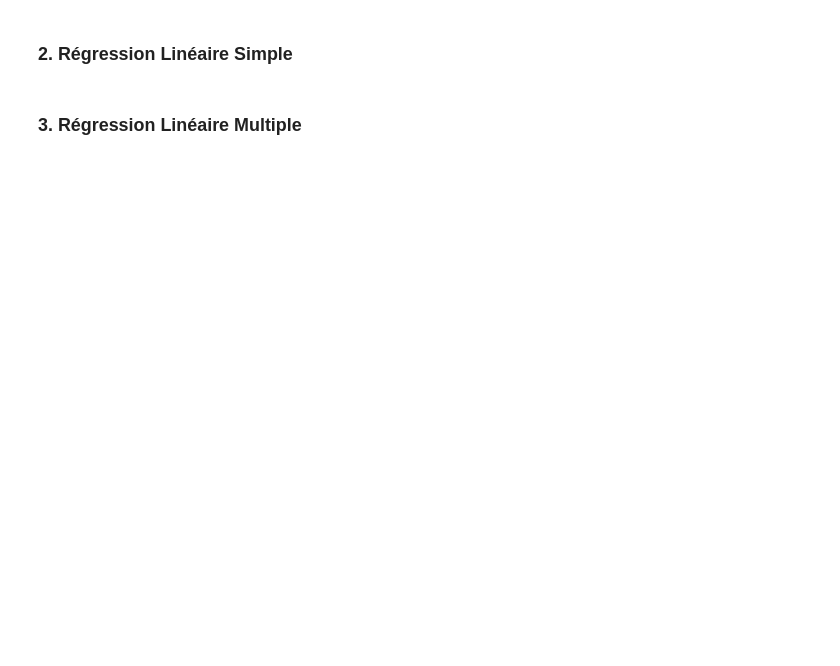
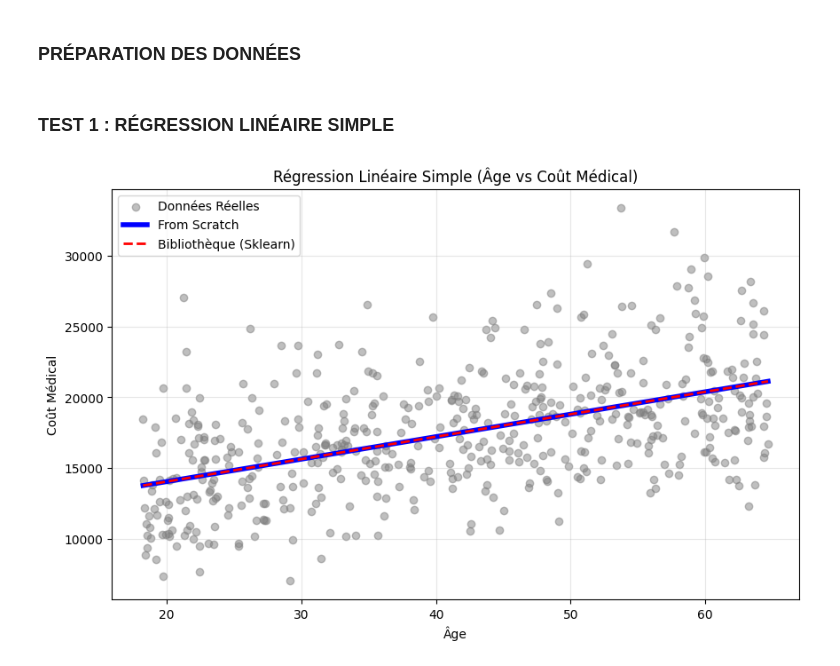
Before and after one commit to MasterGLCC/machine-learning-PunchArm255, a Jupyter notebook: regression_mnassiri.ipynb, the cells around one changed output. Cells and saved outputs as stored; diff of their text form; code cells hidden in the pictures; blank space fills up the shorter version.

```diff
--- a/regression_mnassiri.ipynb
+++ b/regression_mnassiri.ipynb
@@ -37,2 +50,2 @@ X_multi = df[['age', 'bmi', 'children']].values
-# %% [markdown]
-### 2. Régression Linéaire Simple
+# %% [markdown]
+### PRÉPARATION DES DONNÉES
@@ -39,19 +64,35 @@ X_multi = df[['age', 'bmi', 'children']].values
+# %% [markdown]
+### TEST 1 : RÉGRESSION LINÉAIRE SIMPLE
 # %%
+# ==========================================
+# Objectif : Prédire le coût uniquement à partir de l'âge
+# ==========================================
+
+# 1. Entraînement de notre modèle manuel
 model_simple = RegressionFromScratch()
 model_simple.fit(X_simple, y)
 
+# 2. Entraînement du modèle de la bibliothèque (Scikit-Learn) pour vérification
 sk_simple = LinearRegression().fit(X_simple, y)
 
+# 3. Création d'une ligne continue pour tracer nos prédictions proprement
 X_plot = np.linspace(X_simple.min(), X_simple.max(), 100).reshape(-1, 1)
 
+# 4. Visualisation
 plt.figure(figsize=(10, 6))
+# Affichage des vraies données en gris
 plt.scatter(X_simple, y, color='gray', alpha=0.5, label='Données Réelles')
+# Affichage de notre droite mathématique (Épaisse et bleue)
 plt.plot(X_plot, model_simple.predict(X_plot), color='blue', linewidth=4, label='From Scratch')
-plt.plot(X_plot, sk_simple.predict(X_plot), color='red', linestyle='dashed', linewidth=2, label='Bibliothèque')
-plt.title('Régression Linéaire Simple (Âge vs Coût)')
+# Affichage de la droite de Scikit-Learn (Pointillée et rouge, superposée à la nôtre)
+plt.plot(X_plot, sk_simple.predict(X_plot), color='red', linestyle='dashed', linewidth=2, label='Bibliothèque (Sklearn)')
+
+# Formatage du graphique
+plt.title('Régression Linéaire Simple (Âge vs Coût Médical)')
 plt.xlabel('Âge')
 plt.ylabel('Coût Médical')
 plt.legend()
+plt.grid(True, alpha=0.3)
 plt.show()
+# %% [output]
+[figure, added]
-# %% [markdown]
-### 3. Régression Linéaire Multiple
```
Also changed, not shown: parts of 13 cells of this notebook.
